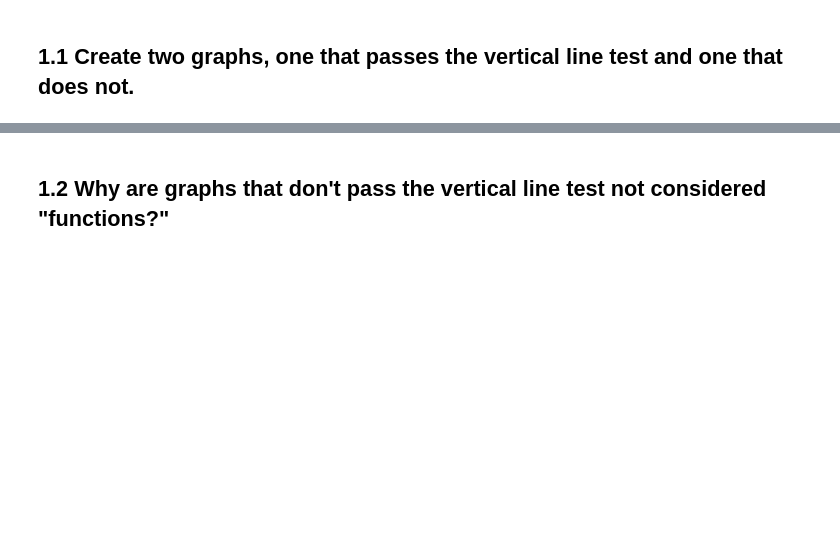
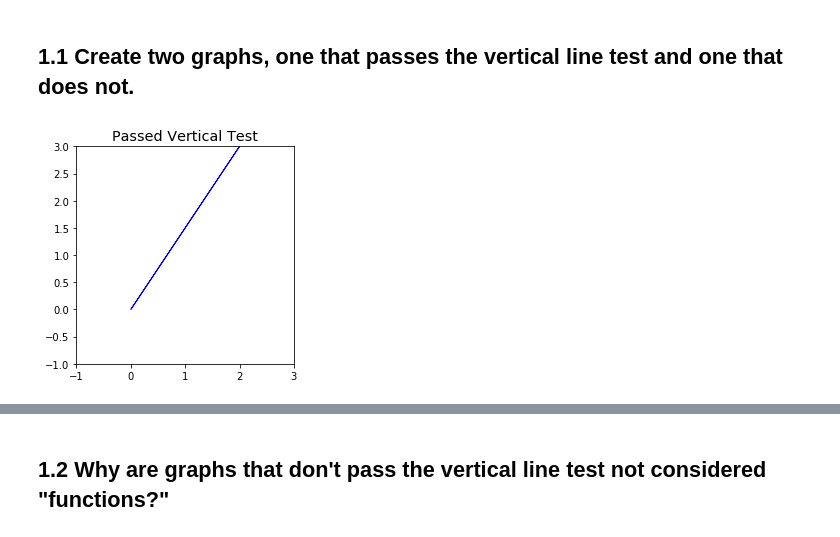
Before and after one commit to ahvblackwelltech/DS-Unit-1-Sprint-3-Linear-Algebra, a Jupyter notebook: module3-dimensionality-reduction/Ahvi_Blackwell_LS_DS_133_High_Dimensional_Data_Assignment.ipynb, the cells around one changed output, grey strips where cells are left out. Saved outputs shown, nothing was run; the diff lists cells and outputs as text; code cells hidden in the pictures; blank space fills up the shorter version.

```diff
--- a/module3-dimensionality-reduction/Ahvi_Blackwell_LS_DS_133_High_Dimensional_Data_Assignment.ipynb
+++ b/module3-dimensionality-reduction/Ahvi_Blackwell_LS_DS_133_High_Dimensional_Data_Assignment.ipynb
@@ -8,3 +9,17 @@
 import pandas as pd
 import numpy as np
 import matplotlib.pyplot as plt
+# %%
+z = [4,6];
+fig = plt.figure();
+ax = fig.add_subplot(111);
+ax.set_aspect(aspect=1)
+ax.arrow(0, 0, z[0], z[1], head_width=0.05, head_length=1, color='b')
+
+plt.style.use('ggplot')
+plt.xlim(-1, 3)
+plt.ylim(-1, 3)
+plt.title('Passed Vertical Test')
+plt.show()
+# %% [output]
+[figure, added]
```
Also changed, not shown: parts of 15 cells of this notebook.
